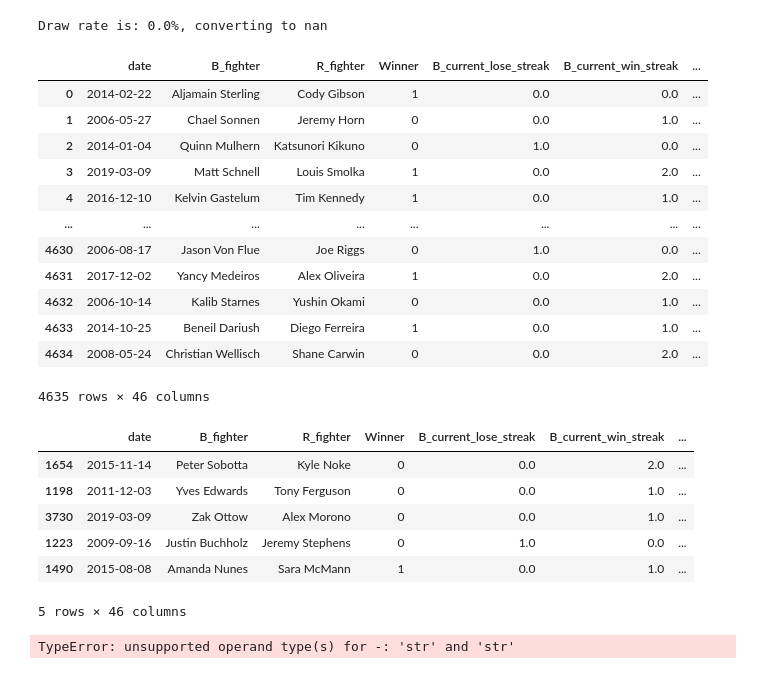
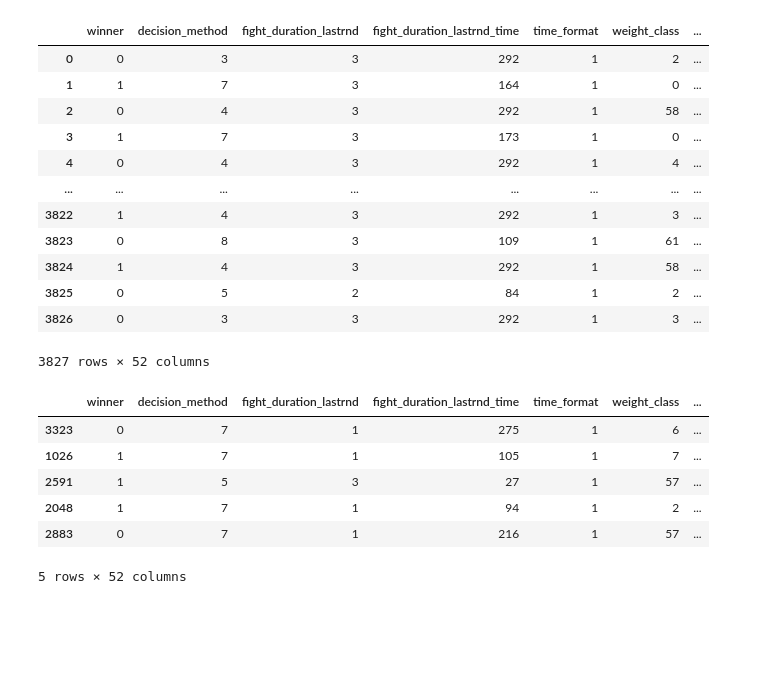
Before and after one commit to villanicholas/UFC-Predictor, a Jupyter notebook: ML_UFC.ipynb, the cells around one changed output. Cells and saved outputs as stored; diff of their text form; code cells hidden in the pictures; blank space fills up the shorter version.

Commit message:
using the encoded data to train boost model

```diff
--- a/ML_UFC.ipynb
+++ b/ML_UFC.ipynb
@@ -26,61 +26,60 @@ features = data_cleaned.iloc[:,1]
 
 features = features.sample(frac =1 )
 # %%
-df = pd.read_csv("UFC_processed.csv") # original dataset
+df = pd.read_csv("encoded_cleanedDataNEW.csv") # original dataset
 ##print(f"Initial shape: {df.shape}")
 
-keep = np.array([4,2,1,6,10,11,12,37,38,63,65,66,67,68,69,70,71,72,73,74,75,76,77,78,79,104,105,130,132,133,134,135,136,137,138,139,140,141,142,143,144,145]) - 1
+'''keep = np.array([4,2,1,6,10,11,12,37,38,63,65,66,67,68,69,70,71,72,73,74,75,76,77,78,79,104,105,130,132,133,134,135,136,137,138,139,140,141,142,143,144,145]) - 1
 df = df.iloc[:,:] # interesting fields
 
 df["date"] = pd.to_datetime(df["date"]) # date as datetime
 
 
 df = df.replace(r'^\s*$', np.nan, regex=True) # replace empty string with nan
 df = df.fillna(np.nan) # Fill empty and NaNs values with NaN
 
 df = df.round(3) # format data
 
 df.rename(columns={ # some renaming
     "B_win_by_KO/TKO": "B_win_by_KO_TKO",
     "R_win_by_KO/TKO": "R_win_by_KO_TKO"},inplace=True)
 ##print(f"shape: {df.shape}")
 
 # considering matches with a winner as this will be a binary classification
 drawRate = round(len(df["Winner"][df["Winner"]== "Draw"])/len(df.index)*100,3)
 print(f"Draw rate is: {drawRate}%, converting to nan")
 df["Winner"] = df["Winner"].replace("Draw", np.nan) # convert to nan to be dropped later
-##df.dropna()
+##df.dropna()'''
 
 
 
 df
 # %% [output]
+|  | winner | decision_method | fight_duration_lastrnd | fight_duration_lastrnd_time | time_format | weight_class | ... |
+| 0 | 0 | 3 | 3 | 292 | 1 | 2 | ... |
+| 1 | 1 | 7 | 3 | 164 | 1 | 0 | ... |
+| 2 | 0 | 4 | 3 | 292 | 1 | 58 | ... |
+| 3 | 1 | 7 | 3 | 173 | 1 | 0 | ... |
+| 4 | 0 | 4 | 3 | 292 | 1 | 4 | ... |
+| ... | ... | ... | ... | ... | ... | ... | ... |
+| 3822 | 1 | 4 | 3 | 292 | 1 | 3 | ... |
+| 3823 | 0 | 8 | 3 | 109 | 1 | 61 | ... |
+| 3824 | 1 | 4 | 3 | 292 | 1 | 58 | ... |
+| 3825 | 0 | 5 | 2 | 84 | 1 | 2 | ... |
+| 3826 | 0 | 3 | 3 | 292 | 1 | 3 | ... |
-Draw rate is: 0.0%, converting to nan
+3827 rows × 52 columns
-|  | date | B_fighter | R_fighter | Winner | B_current_lose_streak | B_current_win_streak | ... |
-| 0 | 2014-02-22 | Aljamain Sterling | Cody Gibson | 1 | 0.0 | 0.0 | ... |
-| 1 | 2006-05-27 | Chael Sonnen | Jeremy Horn | 0 | 0.0 | 1.0 | ... |
-| 2 | 2014-01-04 | Quinn Mulhern | Katsunori Kikuno | 0 | 1.0 | 0.0 | ... |
-| 3 | 2019-03-09 | Matt Schnell | Louis Smolka | 1 | 0.0 | 2.0 | ... |
-| 4 | 2016-12-10 | Kelvin Gastelum | Tim Kennedy | 1 | 0.0 | 1.0 | ... |
-| ... | ... | ... | ... | ... | ... | ... | ... |
-| 4630 | 2006-08-17 | Jason Von Flue | Joe Riggs | 0 | 1.0 | 0.0 | ... |
-| 4631 | 2017-12-02 | Yancy Medeiros | Alex Oliveira | 1 | 0.0 | 2.0 | ... |
-| 4632 | 2006-10-14 | Kalib Starnes | Yushin Okami | 0 | 0.0 | 1.0 | ... |
-| 4633 | 2014-10-25 | Beneil Dariush | Diego Ferreira | 1 | 0.0 | 1.0 | ... |
-| 4634 | 2008-05-24 | Christian Wellisch | Shane Carwin | 0 | 0.0 | 2.0 | ... |
-4635 rows × 46 columns
 # %%
 ##shuffling the data
 df_shuffled = df.sample(frac = 1)
 df_shuffled.head(n=5)
 # %% [output]
-|  | date | B_fighter | R_fighter | Winner | B_current_lose_streak | B_current_win_streak | ... |
-| 1654 | 2015-11-14 | Peter Sobotta | Kyle Noke | 0 | 0.0 | 2.0 | ... |
-| 1198 | 2011-12-03 | Yves Edwards | Tony Ferguson | 0 | 0.0 | 1.0 | ... |
-| 3730 | 2019-03-09 | Zak Ottow | Alex Morono | 0 | 0.0 | 1.0 | ... |
-| 1223 | 2009-09-16 | Justin Buchholz | Jeremy Stephens | 0 | 1.0 | 0.0 | ... |
-| 1490 | 2015-08-08 | Amanda Nunes | Sara McMann | 1 | 0.0 | 1.0 | ... |
+|  | winner | decision_method | fight_duration_lastrnd | fight_duration_lastrnd_time | time_format | weight_class | ... |
+| 3323 | 0 | 7 | 1 | 275 | 1 | 6 | ... |
+| 1026 | 1 | 7 | 1 | 105 | 1 | 7 | ... |
+| 2591 | 1 | 5 | 3 | 27 | 1 | 57 | ... |
+| 2048 | 1 | 7 | 1 | 94 | 1 | 2 | ... |
+| 2883 | 0 | 7 | 1 | 216 | 1 | 57 | ... |
-5 rows × 46 columns
+5 rows × 52 columns
 # %%
 ##split up the data
 df_shuffled.columns
@@ -115,12 +116,10 @@ xTrain, xTest, yTrain, yTest = train_test_split(features,winners,test_size = .5)
 # %%
-winners = y = df_shuffled["Winner"].values
+'''winners = y = df_shuffled["Winner"].values'''
 
 scaler = CustomMinMaxScaler()
 
 xTrainScaled = scaler.fit_transform(xTrain)
 xTestScaled = scaler.fit_transform(xTest)
-# %% [output]
-TypeError: unsupported operand type(s) for -: 'str' and 'str'
 # %%
 from sklearn.linear_model import LogisticRegression
 model1 = LogisticRegression(penalty = 'l1', tol = 1, solver = 'liblinear',
```
Also changed, not shown: parts of 16 cells of this notebook, 1 other file.
